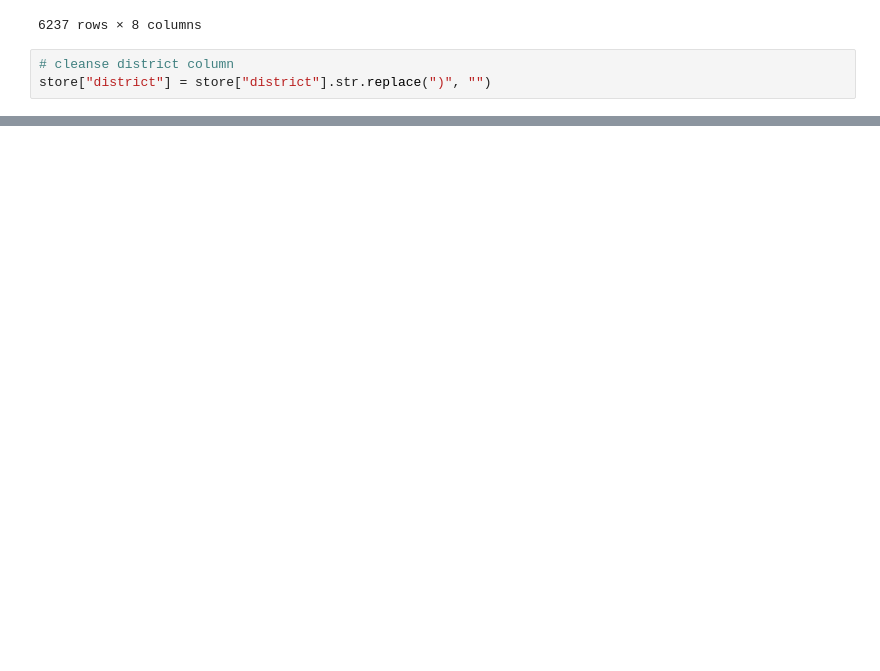
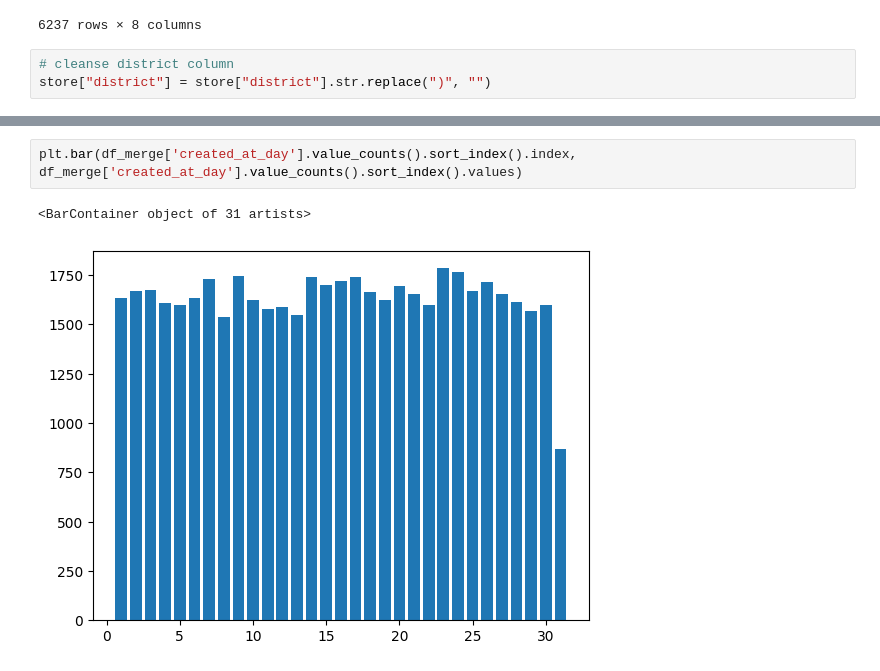
Before and after one commit to Marco-yeung/PersonalProjects, a Jupyter notebook: Python Project/foodpanda/Script 1 - foodpanda.ipynb, the cells around one changed output, grey strips where cells are left out. Drawn from its saved outputs; the diff is of its cells as text; blank space fills up the shorter version.

```diff
--- a/Python Project/foodpanda/Script 1 - foodpanda.ipynb
+++ b/Python Project/foodpanda/Script 1 - foodpanda.ipynb
@@ -154,0 +524,5 @@ store
+# %%
+plt.bar(df_merge['created_at_day'].value_counts().sort_index().index, df_merge['created_at_day'].value_counts().sort_index().values)
+# %% [output]
+<BarContainer object of 31 artists>
+[figure, added]
```
Also changed, not shown: parts of 51 cells of this notebook.
